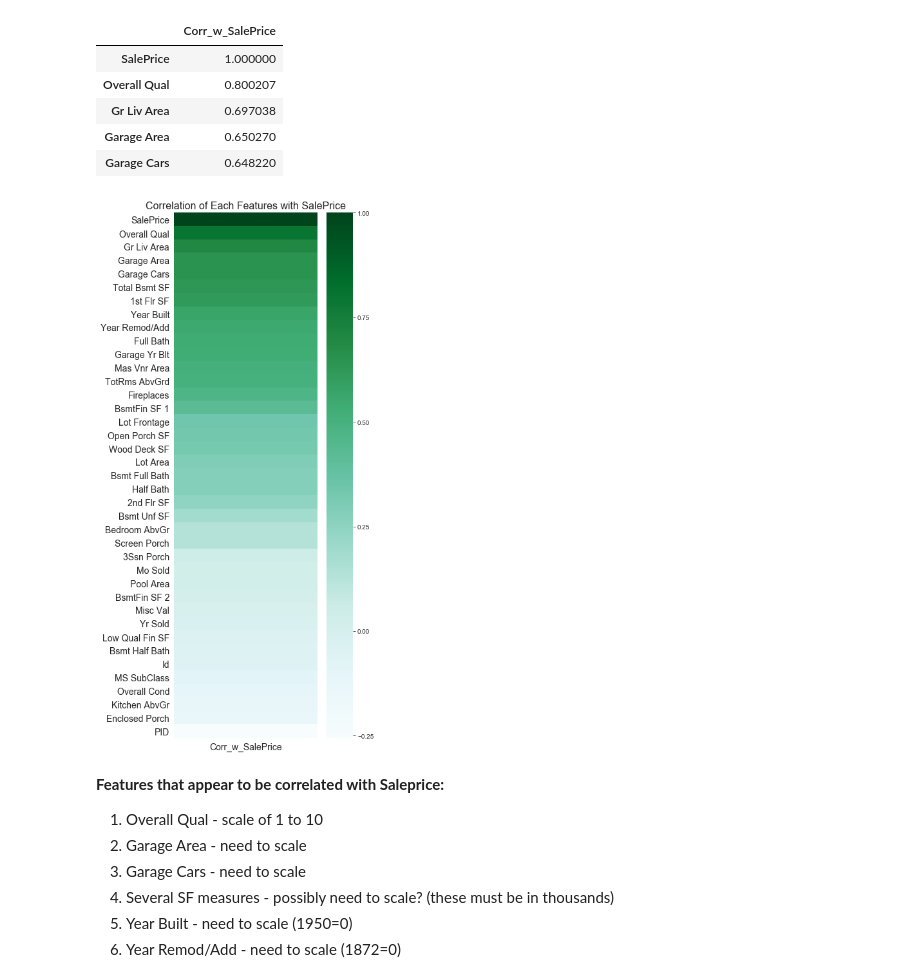
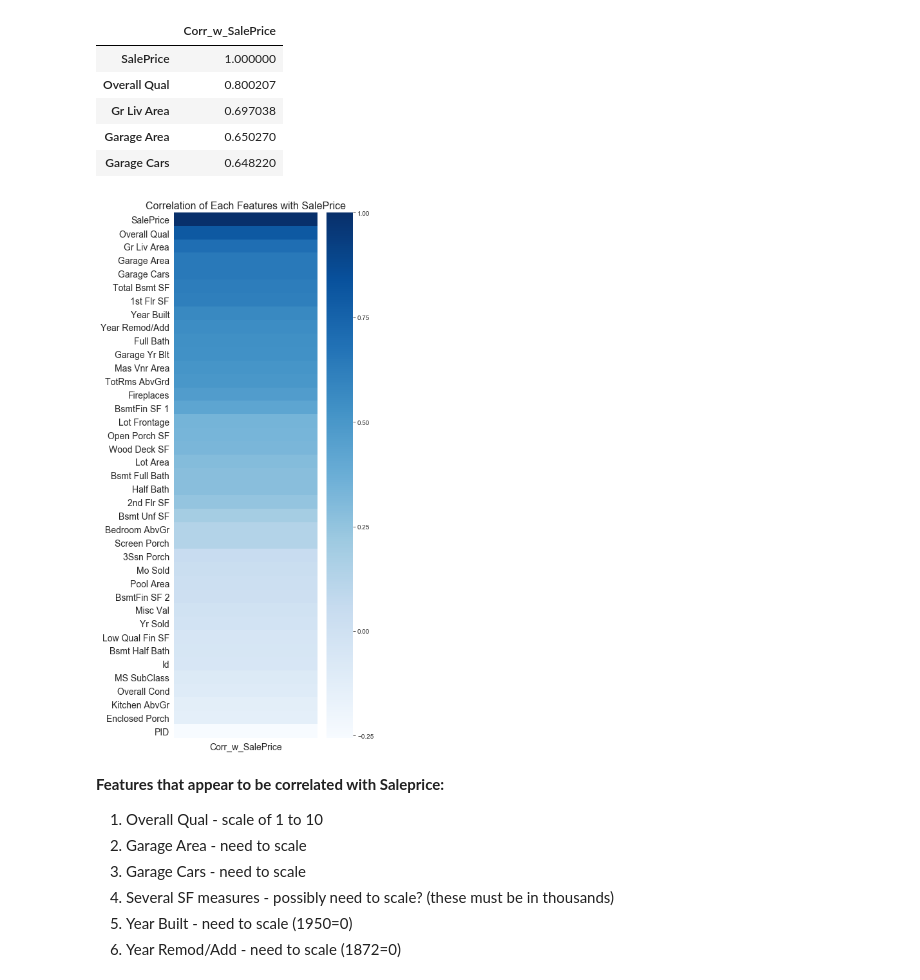
Before and after one commit to Laurarom7/Ames-Housing-Price-Predictor, a Jupyter notebook: Ames_Housing_Prices-Additional-An-Iteration.ipynb, the cells around one changed output. Cells and saved outputs as stored; diff of their text form; code cells hidden in the pictures.

Commit message:
heatmap edit

```diff
--- a/Ames_Housing_Prices-Additional-An-Iteration.ipynb
+++ b/Ames_Housing_Prices-Additional-An-Iteration.ipynb
@@ -181,12 +181,12 @@ df_corr.head()
 | Garage Cars | 0.648220 |
 # %%
 plt.figure(figsize=(5,15))
-sns.heatmap(df_corr,cmap="BuGn")
+sns.heatmap(df_corr,cmap="Blues")
 plt.yticks(fontsize=14)
 plt.xticks(fontsize=14)
 plt.title("Correlation of Each Features with SalePrice",fontsize=16);
 # %% [output]
-[figure, old version]
+[figure, new version]
 # %% [markdown]
 **Features that appear to be correlated with Saleprice:**
 
```
Also changed, not shown: parts of 5 cells of this notebook.
